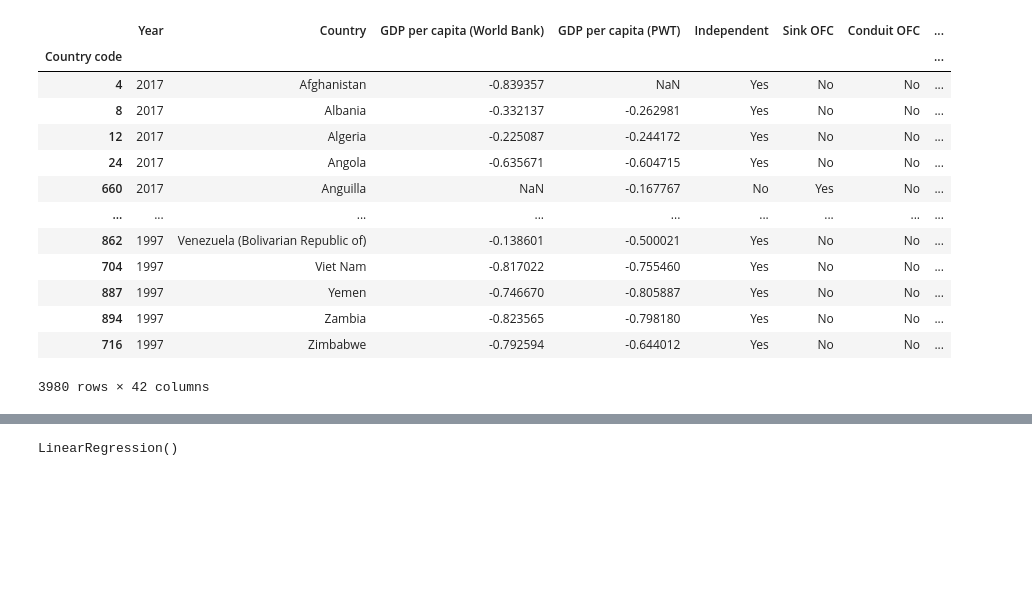
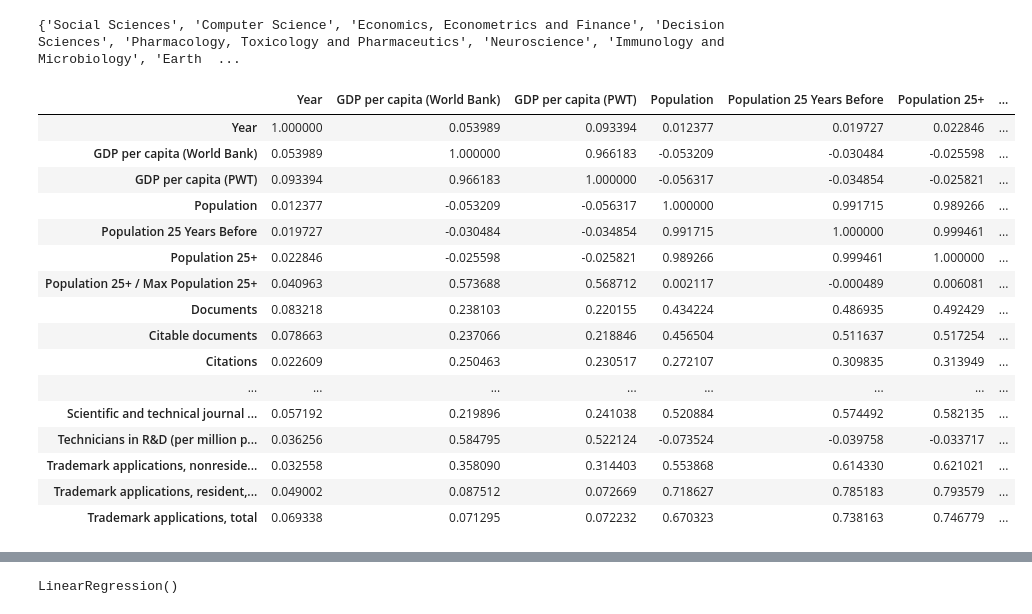
Before and after one commit to sadiogo/gdp_science, a Jupyter notebook: analyses/analyses_diogo.ipynb, the cells around one changed output, grey strips where cells are left out. Drawn from its saved outputs; the diff is of its cells as text; code cells hidden in the pictures; blank space fills up the shorter version.

```diff
--- a/analyses/analyses_diogo.ipynb
+++ b/analyses/analyses_diogo.ipynb
@@ -59,0 +12,23 @@ for i, column in enumerate(df.columns.values):
+# %%
+import seaborn as sns
+import pandas as pd
+import numpy as np
+from sklearn import preprocessing
+sns.set()
+
+# pd.option_context('display.max_rows', None, 'display.max_columns', None)
+pd.set_option('display.max_columns', None)
+# pd.reset_option('display.max_columns')
+
+
+
+
+df = pd.read_csv('../outputs/db.csv', index_col=0)
+
+col_range = list(range(6,16)) + list(range(17,26)) + list(range(27,43))
+
+# df_2017 = df.loc[((df['Year'] == 2012) & (df['Subject'] == 'All')), ['Country','GDP per capita (World Bank)', 'GDP per capita (PWT)', 'Documents', 'H index', 'Citations', 'Self-citations', 'Population', 'Citations per Document', 'Avg. Adult Schooling', 'MAX TAMS', 'REAL TAMS', 'Documents / M-TAMS', 'Documents / R-TAMS', 'Citations / M-TAMS', 'Citations / R-TAMS', 'Gov. Effectiveness']]
+
+
+for i, column in enumerate(df.columns.values):
+    print(f"{i} - {column}")
@@ -60,38 +73,50 @@ for i, column in enumerate(df.columns.values):
 # %%
 def rearrange_db(df, year, step, subjects=['All']):
 
     years = sorted(df[df['Year'] <= year]['Year'].unique(), reverse=True)
     last_year = years[-1] + step
     df_rearranged = pd.DataFrame()
 
     for year in years:
 
         if year >= last_year:
 
             df_economic = df.loc[((df['Year'] == year) & (df['Subject'].isin(subjects))), ['Year', 'Country','GDP per capita (World Bank)', 'GDP per capita (PWT)']]
 
             df_science = df.loc[((df['Year'] == (year - step)) & (df['Subject'].isin(subjects)))].drop(['Year','Country','GDP per capita (World Bank)', 'GDP per capita (PWT)'], axis=1)
 
             df_merged = df_economic.join(df_science, how='left')
             df_merged = df_merged[(df_merged['GDP per capita (World Bank)'].notna()) | (df_merged['GDP per capita (PWT)'].notna())]
             df_rearranged = df_rearranged.append(df_merged)
 
     return df_rearranged
 
-df_rearranged = rearrange_db(df, 2017, 1)
-df_rearranged
+subjects = ['All']
+df_rearranged = rearrange_db(df, 2017, 3, subjects)
+col_range_rearranged = [2,3] + list(range(8,18)) + list(range(19,26)) + list(range(27,43))
+df_rearranged, df_rearranged_mean, df_rearranged_std = standard_scaler(df_rearranged, col_range_rearranged)
+
+df_normal = df_rearranged[(df_rearranged.iloc[:, col_range_rearranged] <= 2.5) & (df_rearranged.iloc[:, col_range_rearranged] >= -2.5)]
+df_normal.describe()
+# df_rearranged.sort_values(by='GDP per capita (PWT)', inplace=True, ascending=False)
+print (set(df['Subject'].values))
+df_rearranged.corr()
 # %% [output]
+{'Social Sciences', 'Computer Science', 'Economics, Econometrics and Finance', 'Decision Sciences', 'Pharmacology, Toxicology and Pharmaceutics', 'Neuroscience', 'Immunology and Microbiology', 'Earth  ...
-|  | Year | Country | GDP per capita (World Bank) | GDP per capita (PWT) | Independent | Sink OFC | Conduit OFC | ... |
-| Country code |  |  |  |  |  |  |  | ... |
-| 4 | 2017 | Afghanistan | -0.839357 | NaN | Yes | No | No | ... |
-| 8 | 2017 | Albania | -0.332137 | -0.262981 | Yes | No | No | ... |
-| 12 | 2017 | Algeria | -0.225087 | -0.244172 | Yes | No | No | ... |
-| 24 | 2017 | Angola | -0.635671 | -0.604715 | Yes | No | No | ... |
-| 660 | 2017 | Anguilla | NaN | -0.167767 | No | Yes | No | ... |
-| ... | ... | ... | ... | ... | ... | ... | ... | ... |
-| 862 | 1997 | Venezuela (Bolivarian Republic of) | -0.138601 | -0.500021 | Yes | No | No | ... |
-| 704 | 1997 | Viet Nam | -0.817022 | -0.755460 | Yes | No | No | ... |
-| 887 | 1997 | Yemen | -0.746670 | -0.805887 | Yes | No | No | ... |
-| 894 | 1997 | Zambia | -0.823565 | -0.798180 | Yes | No | No | ... |
-| 716 | 1997 | Zimbabwe | -0.792594 | -0.644012 | Yes | No | No | ... |
+|  | Year | GDP per capita (World Bank) | GDP per capita (PWT) | Population | Population 25 Years Before | Population 25+ | ... |
+| Year | 1.000000 | 0.053989 | 0.093394 | 0.012377 | 0.019727 | 0.022846 | ... |
+| GDP per capita (World Bank) | 0.053989 | 1.000000 | 0.966183 | -0.053209 | -0.030484 | -0.025598 | ... |
+| GDP per capita (PWT) | 0.093394 | 0.966183 | 1.000000 | -0.056317 | -0.034854 | -0.025821 | ... |
+| Population | 0.012377 | -0.053209 | -0.056317 | 1.000000 | 0.991715 | 0.989266 | ... |
+| Population 25 Years Before | 0.019727 | -0.030484 | -0.034854 | 0.991715 | 1.000000 | 0.999461 | ... |
+| Population 25+ | 0.022846 | -0.025598 | -0.025821 | 0.989266 | 0.999461 | 1.000000 | ... |
+| Population 25+ / Max Population 25+ | 0.040963 | 0.573688 | 0.568712 | 0.002117 | -0.000489 | 0.006081 | ... |
+| Documents | 0.083218 | 0.238103 | 0.220155 | 0.434224 | 0.486935 | 0.492429 | ... |
+| Citable documents | 0.078663 | 0.237066 | 0.218846 | 0.456504 | 0.511637 | 0.517254 | ... |
+| Citations | 0.022609 | 0.250463 | 0.230517 | 0.272107 | 0.309835 | 0.313949 | ... |
+| ... | ... | ... | ... | ... | ... | ... | ... |
+| Scientific and technical journal ... | 0.057192 | 0.219896 | 0.241038 | 0.520884 | 0.574492 | 0.582135 | ... |
+| Technicians in R&D (per million p... | 0.036256 | 0.584795 | 0.522124 | -0.073524 | -0.039758 | -0.033717 | ... |
+| Trademark applications, nonreside... | 0.032558 | 0.358090 | 0.314403 | 0.553868 | 0.614330 | 0.621021 | ... |
+| Trademark applications, resident,... | 0.049002 | 0.087512 | 0.072669 | 0.718627 | 0.785183 | 0.793579 | ... |
+| Trademark applications, total | 0.069338 | 0.071295 | 0.072232 | 0.670323 | 0.738163 | 0.746779 | ... |
-3980 rows × 42 columns
```
Also changed, not shown: parts of 26 cells of this notebook, 3 other files.
